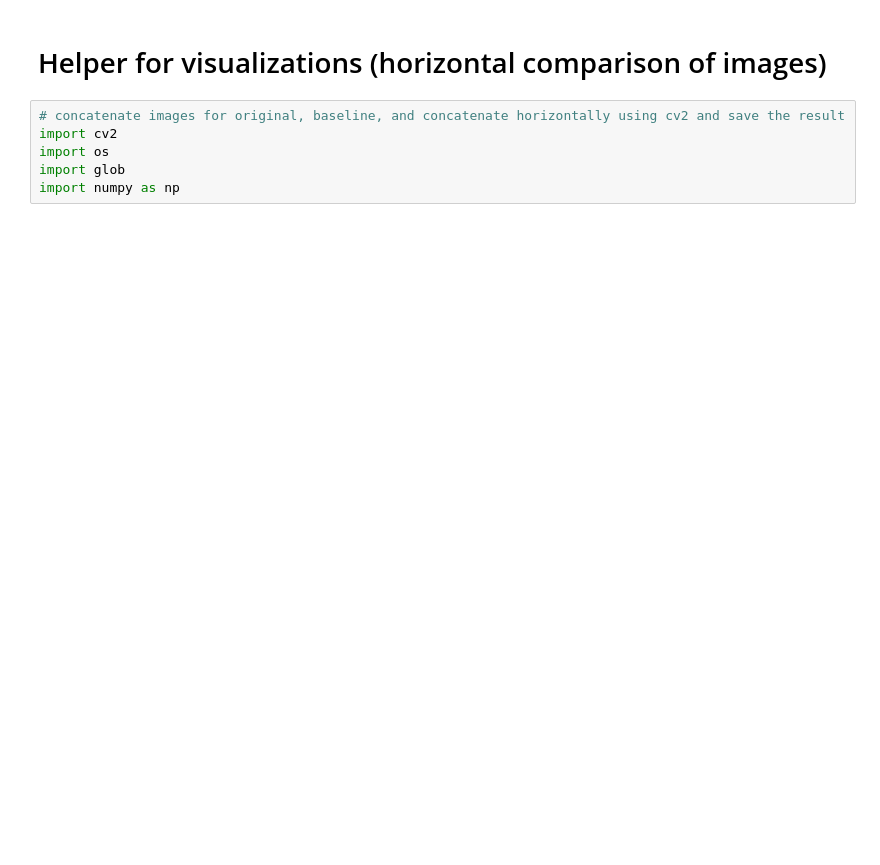
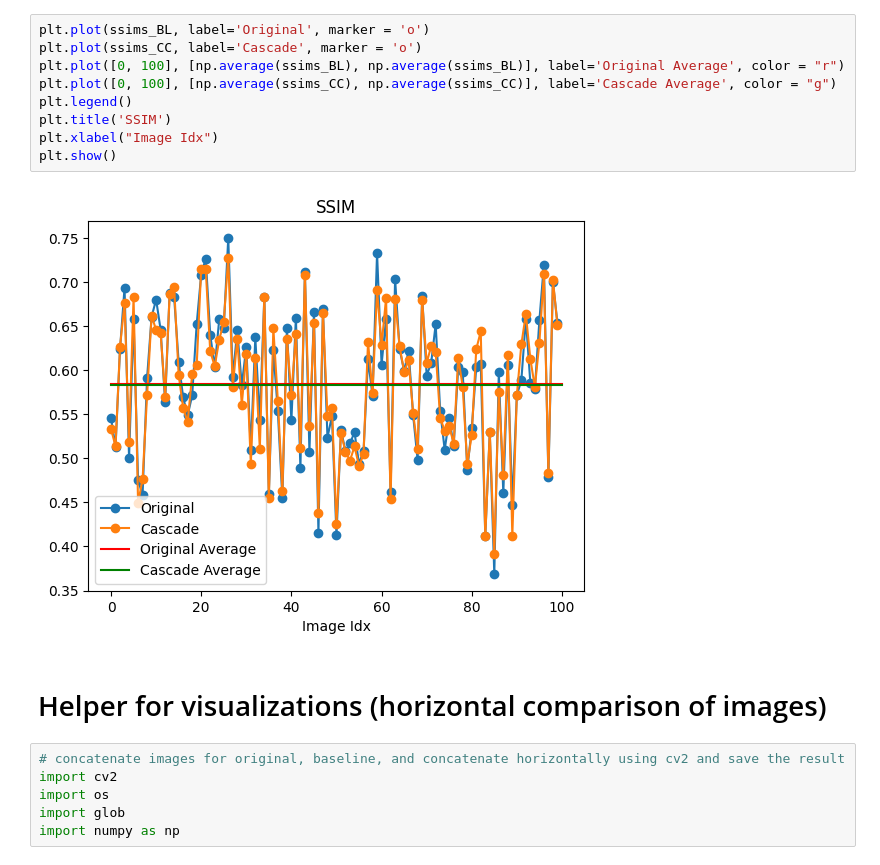
Before and after one commit to CompVis/latent-diffusion, a Jupyter notebook: metrics.ipynb, the cells around one changed output. Cells and saved outputs as stored; diff of their text form; blank space fills up the shorter version.

```diff
--- a/metrics.ipynb
+++ b/metrics.ipynb
@@ -158,3 +169,14 @@ Stadard Deviation of ssims in cascade 32->256 is 0.07663826453733927
+# %%
+plt.plot(ssims_BL, label='Original', marker = 'o')
+plt.plot(ssims_CC, label='Cascade', marker = 'o')
+plt.plot([0, 100], [np.average(ssims_BL), np.average(ssims_BL)], label='Original Average', color = "r")
+plt.plot([0, 100], [np.average(ssims_CC), np.average(ssims_CC)], label='Cascade Average', color = "g")
+plt.legend()
+plt.title('SSIM')
+plt.xlabel("Image Idx")
+plt.show()
+# %% [output]
+[figure, added]
 # %% [markdown]
 # Helper for visualizations (horizontal comparison of images)
 # %%
```
Also changed, not shown: parts of 6 cells of this notebook, 2 other files.
